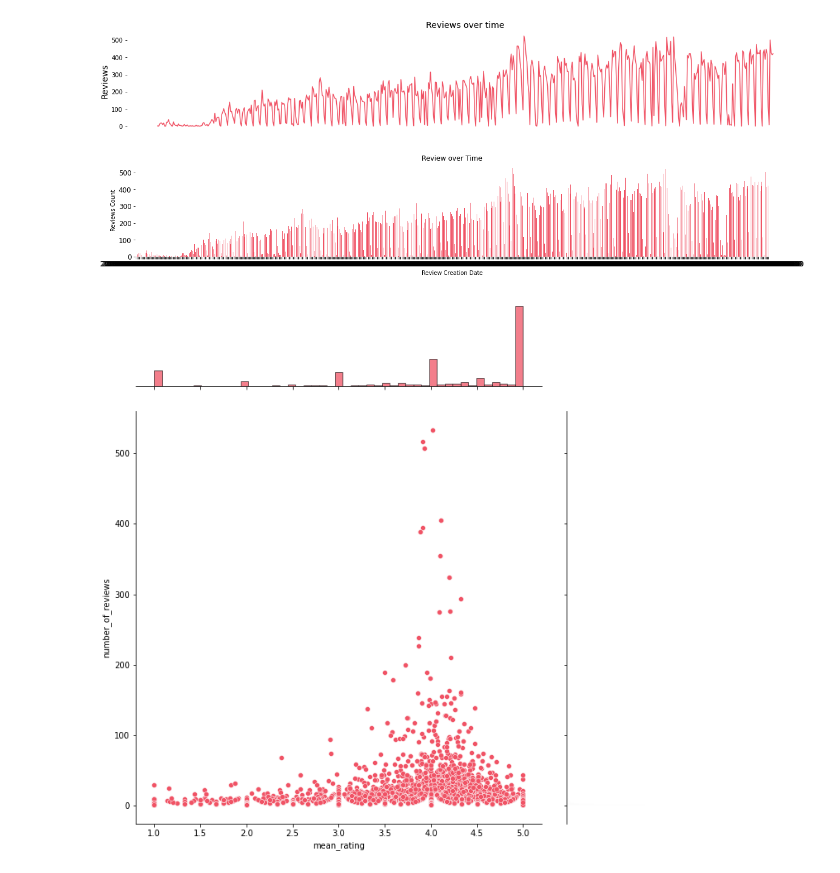
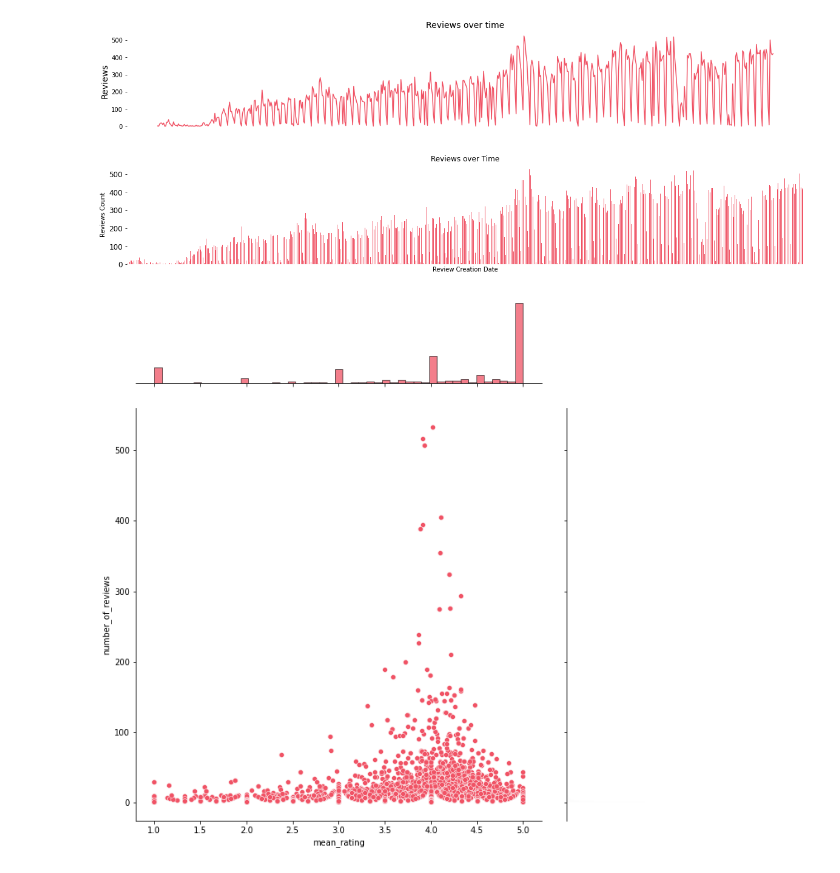
Before and after one commit to AnnaK8090/CIND-820_Big-Data-Analytics-Project, a Jupyter notebook: 1_Basic_transformations_&_EDA_Nov_30_2022.ipynb, the cells around one changed output. Drawn from its saved outputs; the diff is of its cells as text; code cells hidden in the pictures.

```diff
--- a/1_Basic_transformations_&_EDA_Nov_30_2022.ipynb
+++ b/1_Basic_transformations_&_EDA_Nov_30_2022.ipynb
@@ -166,14 +198,15 @@ plt.show()
 # %%
 ax=aggrerated_by_review_date.sort_values('review_creation_date', ascending=True).plot.bar(x='review_creation_date', y='reviews_count',
                               rot=0,
                               color=(240/255,83/255,101/255),
                               title='Reviews over Time',
                               xlabel="Review Creation Date",
                               ylabel="Reviews Count",
                               fontsize='large',
                               legend=False)
+plt.xticks([])
 for spine in ax.spines:
     ax.spines[spine].set_visible(False)
 # %% [output]
-[figure, old version]
+[figure, new version]
 # %%
```
Also changed, not shown: parts of 15 cells of this notebook.
